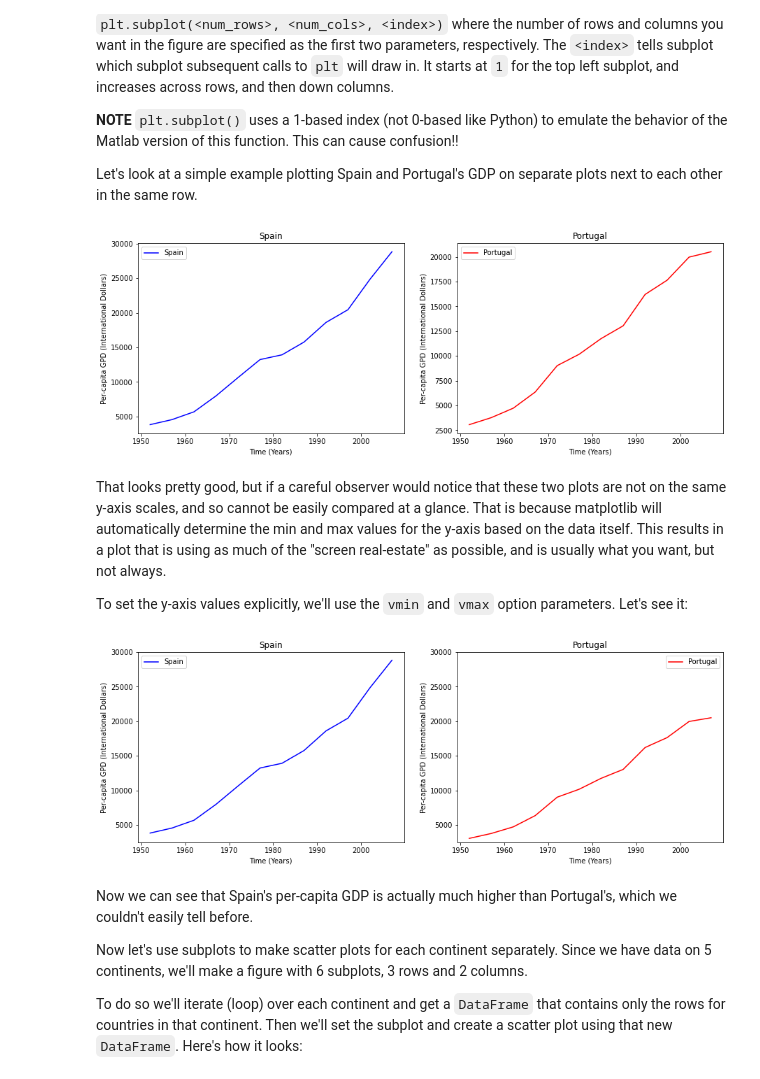
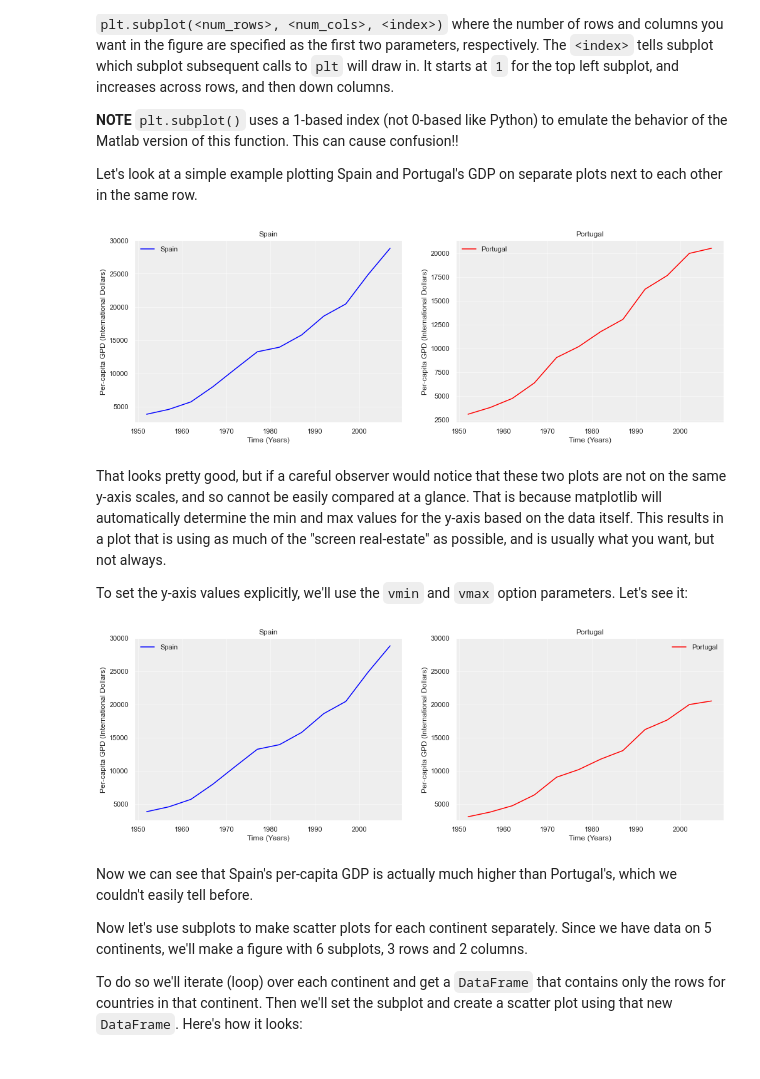
Before and after one commit to cbrownley/NYU-Python-Workshop, a Jupyter notebook: 2_Python_Data_Visualization.ipynb, the cells around one changed output. Drawn from its saved outputs; the diff is of its cells as text; code cells hidden in the pictures.

Commit message:
Update 2_Python_Data_Visualization

```diff
--- a/2_Python_Data_Visualization.ipynb
+++ b/2_Python_Data_Visualization.ipynb
@@ -116,7 +111,9 @@ Then, the `here` function will allow us to easily specify the correct path:
 # %%
 # Alternatively:
-# gapminder_uri = 'https://raw.githubusercontent.com/dlab-berkeley/Python-Data-Visualization/main/data/gapminder.tsv'
-gm = pd.read_csv('data/gapminder.tsv', sep='\t')
+# gm = pd.read_csv('data/gapminder.tsv', sep='\t')
+
+gapminder_uri = 'https://raw.githubusercontent.com/dlab-berkeley/Python-Data-Visualization/main/data/gapminder.tsv'
+gm = pd.read_csv(gapminder_uri, sep='\t')
 # %% [markdown]
 To look at the first few rows of the dataset we'll use the `.head()` method of the dataframe.
 # %%
@@ -639,6 +636,9 @@ We can use `plt.colorbar()` to add a colorbar which will let us interpret the co
 
 We'll also increase the figure size, and the font size used in the title, xlabel and ylabel using the `fontsize=16` parameter. We'll also use a form of LaTeX called MathJax to write a subscript 10 underneath the word Log, like this: $\log_{10}$.
 # %%
+# SOURCE: https://github.com/matplotlib/matplotlib/issues/21723
+plt.rcParams['axes.grid'] = False
+
 plt.figure(figsize=(10, 8))
 plt.scatter(np.log10(gm['gdpPercap']), gm['lifeExp'], marker='.', c=gm['year'], cmap='hot')
 plt.xlabel('$Log_{10}$ Per-Capita GDP (International Dollars)', fontsize=16)
@@ -660,22 +660,25 @@ Subplots allow you to draw multiple plots within a single figure. To do so, you
 
 Let's look at a simple example plotting Spain and Portugal's GDP on separate plots next to each other in the same row.
 # %%
+# SOURCE: https://github.com/matplotlib/matplotlib/issues/21723
+plt.rcParams['axes.grid'] = True
+
 plt.figure(figsize=(15, 5))
 plt.subplot(1, 2, 1)
 plt.plot(spain['year'], spain['gdpPercap'], label='Spain', color='blue')
 plt.title('Spain')
 plt.xlabel('Time (Years)')
 plt.ylabel('Per-capita GPD (International Dollars)')
 plt.legend();
 
 plt.subplot(1, 2, 2)
 plt.plot(portugal['year'], portugal['gdpPercap'], label='Portugal', color='red')
 plt.title('Portugal')
 plt.xlabel('Time (Years)')
 plt.ylabel('Per-capita GPD (International Dollars)')
 plt.legend();
 # %% [output]
-[figure, old version]
+[figure, new version]
 # %% [markdown]
 That looks pretty good, but if a careful observer would notice that these two plots are not on the same y-axis scales, and so cannot be easily compared at a glance. That is because matplotlib will automatically determine the min and max values for the y-axis based on the data itself. This results in a plot that is using as much of the "screen real-estate" as possible, and is usually what you want, but not always.
 
@@ -698,7 +701,7 @@ plt.ylabel('Per-capita GPD (International Dollars)')
 plt.ylim(2500, 30000)
 plt.legend();
 # %% [output]
-[figure, old version]
+[figure, new version]
 # %% [markdown]
 Now we can see that Spain's per-capita GDP is actually much higher than Portugal's, which we couldn't easily tell before.
 
```
Also changed, not shown: parts of 41 cells of this notebook.
